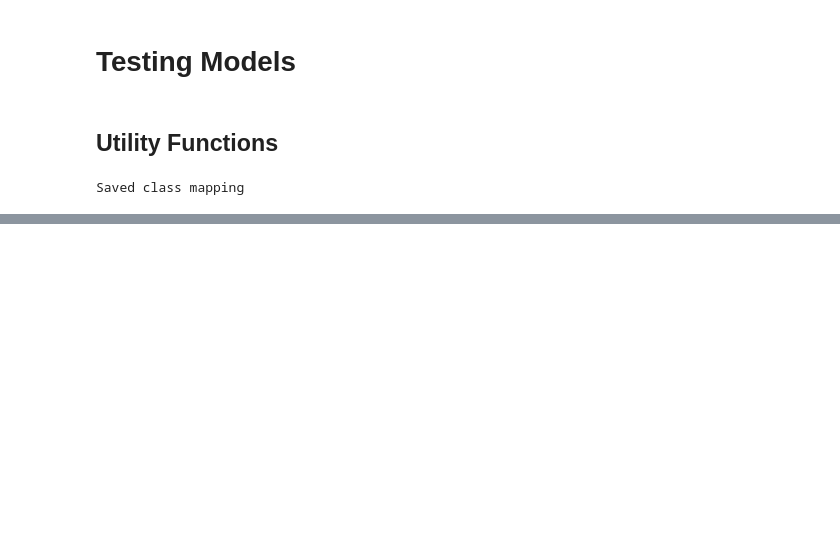
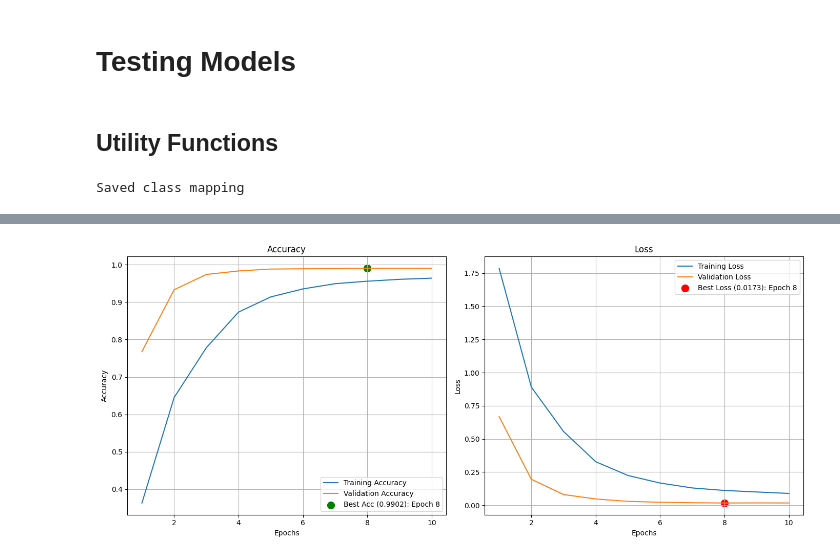
Before and after one commit to MihaiUM2001/CardioQML, a Jupyter notebook: ViewClassification.ipynb, the cells around one changed output, grey strips where cells are left out. Drawn from its saved outputs; the diff is of its cells as text; code cells hidden in the pictures; blank space fills up the shorter version.

Commit message:
2.1 - Testing Models: CNN

```diff
--- a/ViewClassification.ipynb
+++ b/ViewClassification.ipynb
@@ -581,7 +581,7 @@ def train_model(name_model, model, criterion, optimizer, train_loader, val_loade
                 history['train_acc'].append(epoch_acc.item())
 
                 if epoch_acc > best_train_acc:
-                    train_val_acc = epoch_acc
+                    best_train_acc = epoch_acc
             else:
                 history['val_loss'].append(epoch_loss)
                 history['val_acc'].append(epoch_acc.item())
@@ -594,7 +594,7 @@ def train_model(name_model, model, criterion, optimizer, train_loader, val_loade
         print()
 
     print(f'\nBest Val Acc:   {best_val_acc:.4f}')
-    print(f'Best Train Acc: {train_val_acc:.4f}')
+    print(f'Best Train Acc: {best_train_acc:.4f}')
     model.load_state_dict(best_model_wts)
     return model, history
 # %%
@@ -662,0 +706,15 @@ def evaluate_model(model, dataloader, classes):
+# %%
+model_viewcnn = ViewCNN(num_classes=num_classes).to(DEVICE)
+
+criterion_viewcnn = nn.CrossEntropyLoss(weight=class_weights_tensor)
+optimizer_viewcnn = optim.Adam(model_viewcnn.parameters(), lr=1e-3)
+
+num_epochs_viewcnn = 10
+# %%
+trained_model_viewcnn, history_viewcnn = train_model(name_model="ViewCNN",
+                                                     model=model_viewcnn,
+                                                     criterion=criterion_viewcnn,
+                                                     optimizer=optimizer_viewcnn,
+                                                     train_loader=train_loader,
+                                                     val_loader=val_loader,
+                                                     num_epochs=num_epochs_viewcnn)
@@ -662,0 +739,4 @@ def evaluate_model(model, dataloader, classes):
+# %%
+plot_learning_curves(history_viewcnn)
+# %% [output]
+[figure, added]
```
Also changed, not shown: parts of 10 cells of this notebook.
